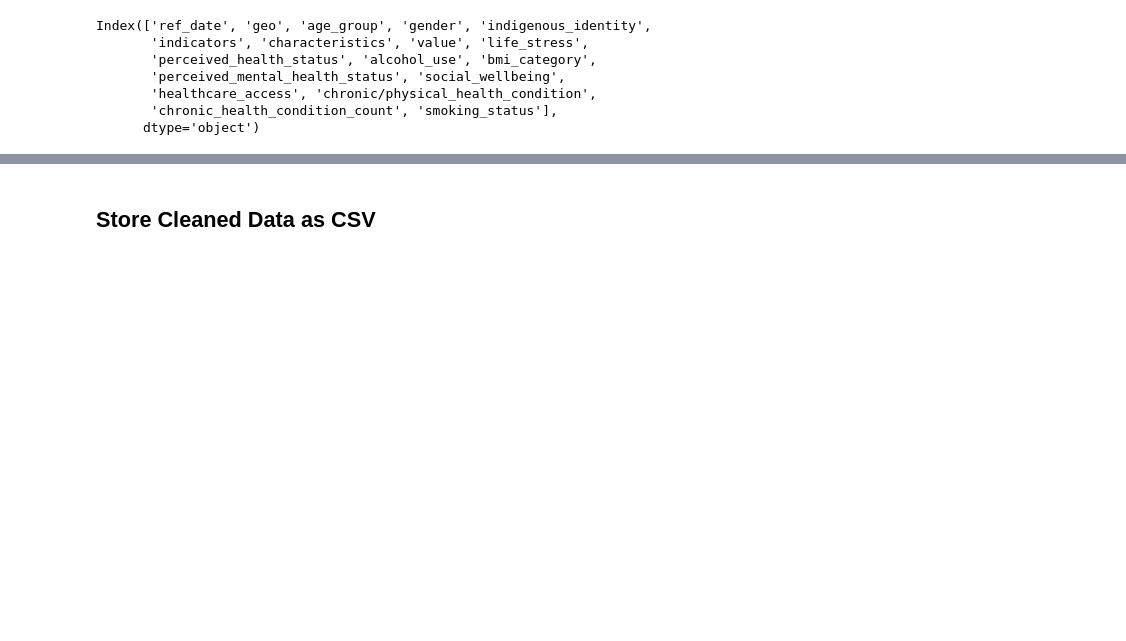
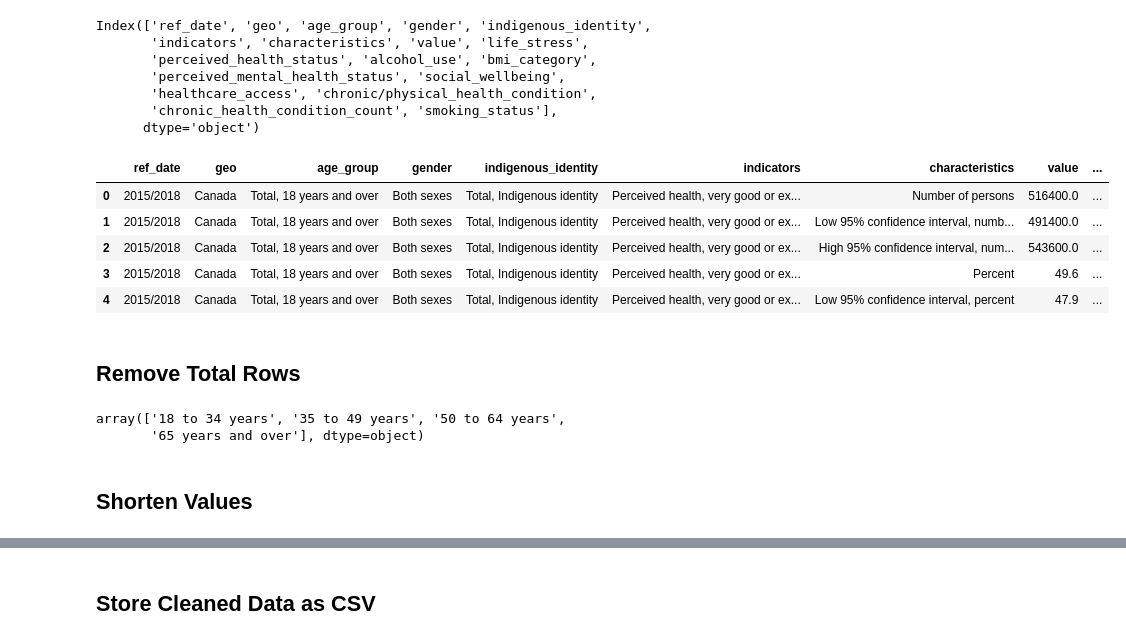
Before and after one commit to s8aH/GLOCAL-indigenous-healthcare, a Jupyter notebook: etl_eda/indigenous/health_indicators_etl_eda.ipynb, the cells around one changed output, grey strips where cells are left out. Saved outputs shown, nothing was run; the diff lists cells and outputs as text; code cells hidden in the pictures; blank space fills up the shorter version.

```diff
--- a/etl_eda/indigenous/health_indicators_etl_eda.ipynb
+++ b/etl_eda/indigenous/health_indicators_etl_eda.ipynb
@@ -287,3 +276,14 @@ Index(['ref_date', 'geo', 'age_group', 'gender', 'indigenous_identity',
       dtype='object')
 # %%
 df = df_wide.copy()
+# %%
+df.head()
+# %% [output]
+|  | ref_date | geo | age_group | gender | indigenous_identity | indicators | characteristics | value | ... |
+| 0 | 2015/2018 | Canada | Total, 18 years and over | Both sexes | Total, Indigenous identity | Perceived health, very good or ex... | Number of persons | 516400.0 | ... |
+| 1 | 2015/2018 | Canada | Total, 18 years and over | Both sexes | Total, Indigenous identity | Perceived health, very good or ex... | Low 95% confidence interval, numb... | 491400.0 | ... |
+| 2 | 2015/2018 | Canada | Total, 18 years and over | Both sexes | Total, Indigenous identity | Perceived health, very good or ex... | High 95% confidence interval, num... | 543600.0 | ... |
+| 3 | 2015/2018 | Canada | Total, 18 years and over | Both sexes | Total, Indigenous identity | Perceived health, very good or ex... | Percent | 49.6 | ... |
+| 4 | 2015/2018 | Canada | Total, 18 years and over | Both sexes | Total, Indigenous identity | Perceived health, very good or ex... | Low 95% confidence interval, percent | 47.9 | ... |
+# %% [markdown]
+## Remove Total Rows
@@ -289,0 +295,7 @@ df = df_wide.copy()
+# %%
+df['age_group'].unique()
+# %% [output]
+array(['18 to 34 years', '35 to 49 years', '50 to 64 years',
+       '65 years and over'], dtype=object)
+# %% [markdown]
+## Shorten Values
```
Also changed, not shown: parts of 24 cells of this notebook, 1 other file.
